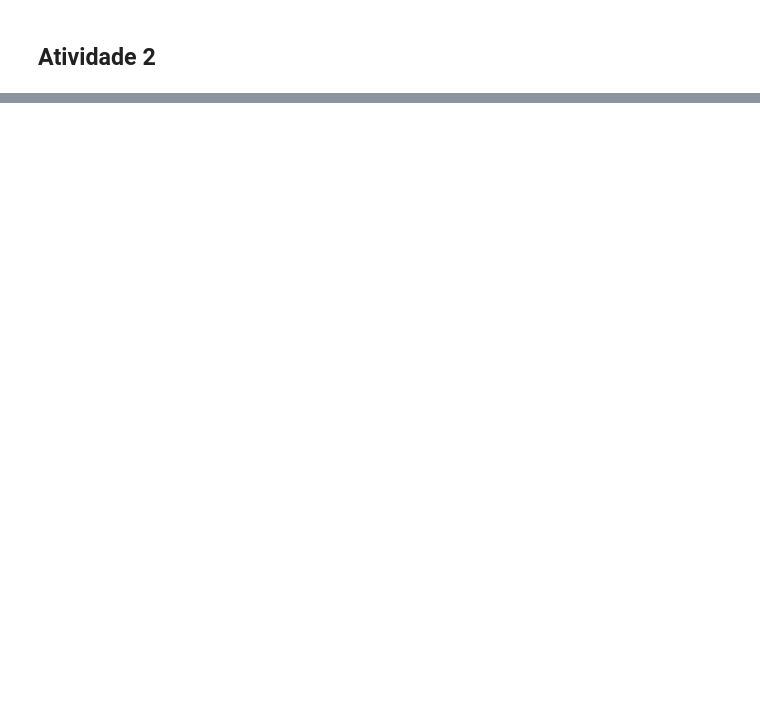
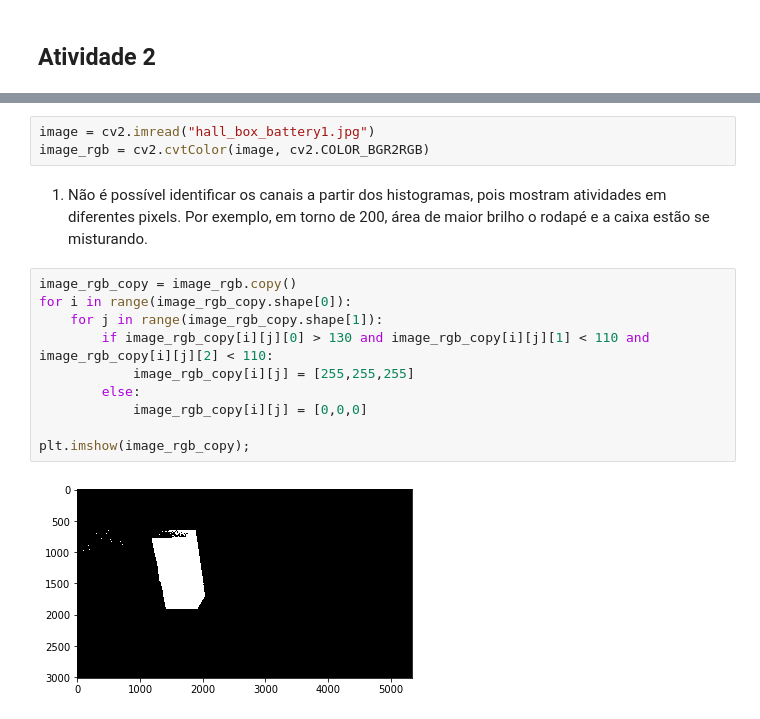
Before and after one commit to Andre-Weber/Robotica-Computacional.2019.1, a Jupyter notebook: aula_01/Atividade1_Visao.ipynb, the cells around one changed output, grey strips where cells are left out. Cells and saved outputs as stored; diff of their text form; blank space fills up the shorter version.

Commit message:
atividade 1 e 2

```diff
--- a/aula_01/Atividade1_Visao.ipynb
+++ b/aula_01/Atividade1_Visao.ipynb
@@ -62,3 +96,20 @@ Separe os canais  R e B das imagens e analise seus histogramas.
 1. A partir dos canais R e B e da análise do histograma é possível identificar a caixa vermelha e a bateria azul?
 
 1. Crie uma imagem numpy em que somente os pixels da caixa vermelha estão brancos e faça seu plot aqui
+# %%
+image = cv2.imread("hall_box_battery1.jpg")
+image_rgb = cv2.cvtColor(image, cv2.COLOR_BGR2RGB)
+# %% [markdown]
+1. Não é possível identificar os canais a partir dos histogramas, pois mostram atividades em diferentes pixels. Por exemplo, em torno de 200, área de maior brilho o rodapé e a caixa estão se misturando.
+# %%
+image_rgb_copy = image_rgb.copy()
+for i in range(image_rgb_copy.shape[0]):
+    for j in range(image_rgb_copy.shape[1]):
+        if image_rgb_copy[i][j][0] > 130 and image_rgb_copy[i][j][1] < 110 and image_rgb_copy[i][j][2] < 110:
+            image_rgb_copy[i][j] = [255,255,255]
+        else:
+            image_rgb_copy[i][j] = [0,0,0]
+
+plt.imshow(image_rgb_copy);
+# %% [output]
+[figure, added]
```
Also changed, not shown: parts of 10 cells of this notebook, 8 other files.
